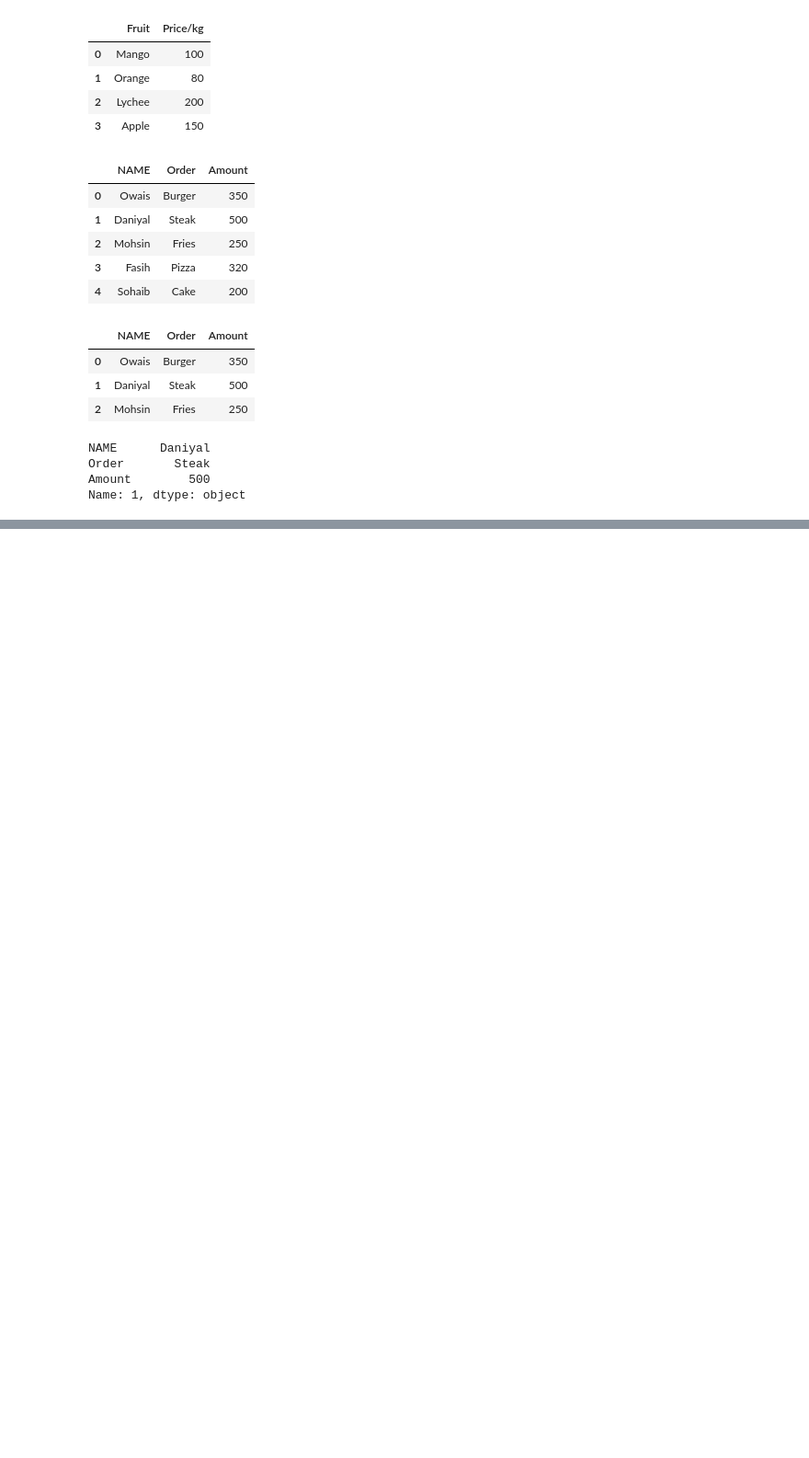
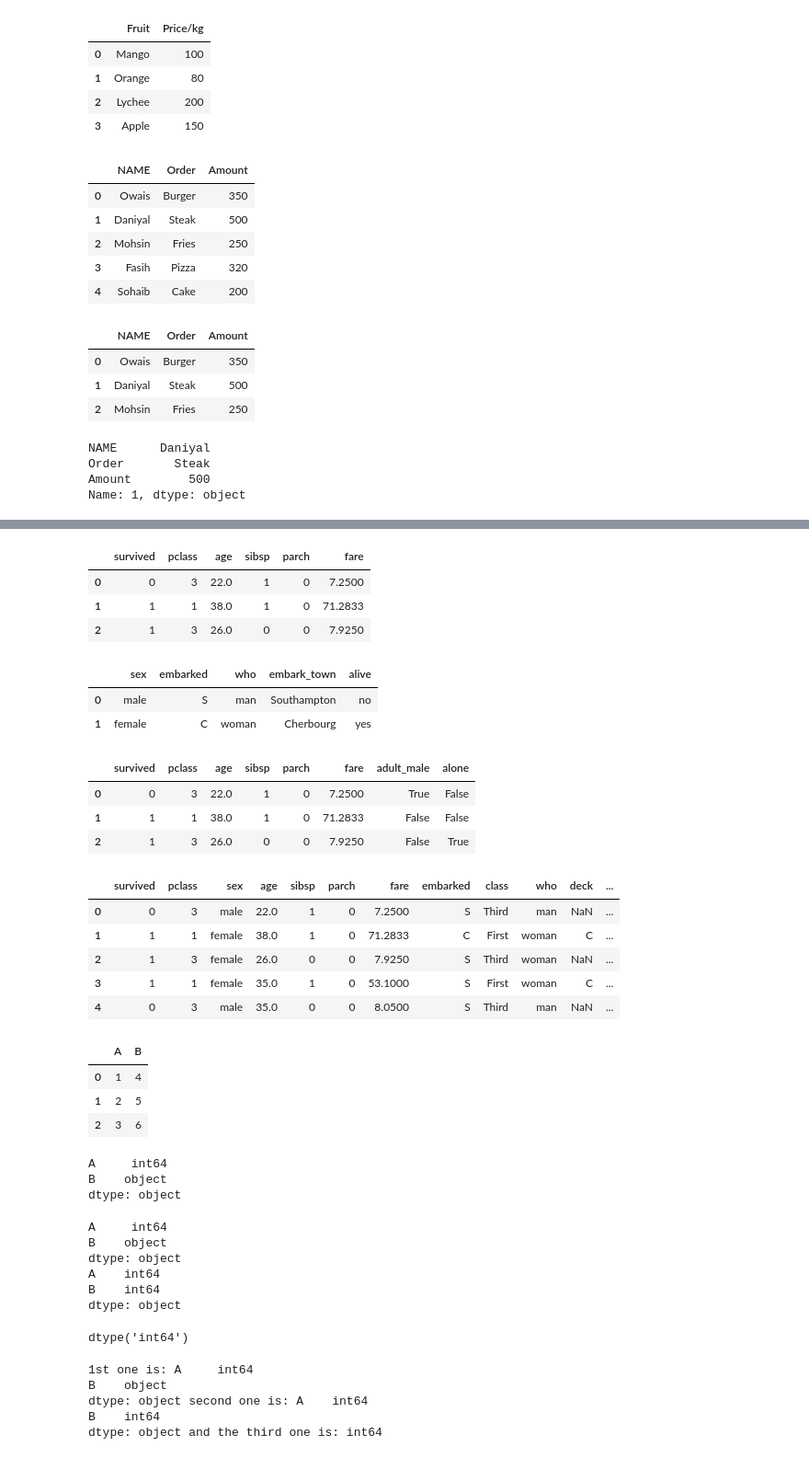
Before and after one commit to owaisakram/PYTHON-KA-CHILLA2.0, a Jupyter notebook: PANDAS.ipynb, the cells around one changed output, grey strips where cells are left out. Shown at 92% size. Drawn from its saved outputs; the diff is of its cells as text; code cells hidden in the pictures; blank space fills up the shorter version.

```diff
--- a/PANDAS.ipynb
+++ b/PANDAS.ipynb
@@ -158,0 +233,4 @@ Name: 1, dtype: object
+# %%
+# - Reverse rown order
+df = sns.load_dataset("titanic")
+df.head()
@@ -158,0 +300,72 @@ Name: 1, dtype: object
+# %%
+#only select those having numeric types
+df.select_dtypes(include=['number']).head(3)
+# %% [output]
+|  | survived | pclass | age | sibsp | parch | fare |
+| 0 | 0 | 3 | 22.0 | 1 | 0 | 7.2500 |
+| 1 | 1 | 1 | 38.0 | 1 | 0 | 71.2833 |
+| 2 | 1 | 3 | 26.0 | 0 | 0 | 7.9250 |
+# %%
+df.select_dtypes(include=['object']).head(2)
+# %% [output]
+|  | sex | embarked | who | embark_town | alive |
+| 0 | male | S | man | Southampton | no |
+| 1 | female | C | woman | Cherbourg | yes |
+# %%
+df.select_dtypes(include =['number','bool']).head(3)
+# %% [output]
+|  | survived | pclass | age | sibsp | parch | fare | adult_male | alone |
+| 0 | 0 | 3 | 22.0 | 1 | 0 | 7.2500 | True | False |
+| 1 | 1 | 1 | 38.0 | 1 | 0 | 71.2833 | False | False |
+| 2 | 1 | 3 | 26.0 | 0 | 0 | 7.9250 | False | True |
+# %%
+df.select_dtypes(exclude=['bool']).head()
+# %% [output]
+|  | survived | pclass | sex | age | sibsp | parch | fare | embarked | class | who | deck | ... |
+| 0 | 0 | 3 | male | 22.0 | 1 | 0 | 7.2500 | S | Third | man | NaN | ... |
+| 1 | 1 | 1 | female | 38.0 | 1 | 0 | 71.2833 | C | First | woman | C | ... |
+| 2 | 1 | 3 | female | 26.0 | 0 | 0 | 7.9250 | S | Third | woman | NaN | ... |
+| 3 | 1 | 1 | female | 35.0 | 1 | 0 | 53.1000 | S | First | woman | C | ... |
+| 4 | 0 | 3 | male | 35.0 | 0 | 0 | 8.0500 | S | Third | man | NaN | ... |
+# %%
+import pandas as pd
+import numpy as np
+df = pd.DataFrame({"A":[1,2,3],"B":['4','5','6']})
+df.head()
+# %% [output]
+|  | A | B |
+| 0 | 1 | 4 |
+| 1 | 2 | 5 |
+| 2 | 3 | 6 |
+# %%
+df.dtypes
+# %% [output]
+A     int64
+B    object
+dtype: object
+# %%
+df_1 = df.astype({'A':'int64','B':'int64'})
+df
+print(df.dtypes)
+print(df_1.dtypes)
+# %% [output]
+A     int64
+B    object
+dtype: object
+A    int64
+B    int64
+dtype: object
+# %%
+
+df_2 = pd.to_numeric(df['B'],errors='coerce')
+df_2.dtypes
+# %% [output]
+dtype('int64')
+# %%
+print("1st one is:",df.dtypes,"second one is:", df_1.dtypes,"and the third one is:",df_2.dtypes)
+# %% [output]
+1st one is: A     int64
+B    object
+dtype: object second one is: A    int64
+B    int64
+dtype: object and the third one is: int64
```
Also changed, not shown: parts of 40 cells of this notebook, 4 other files.
